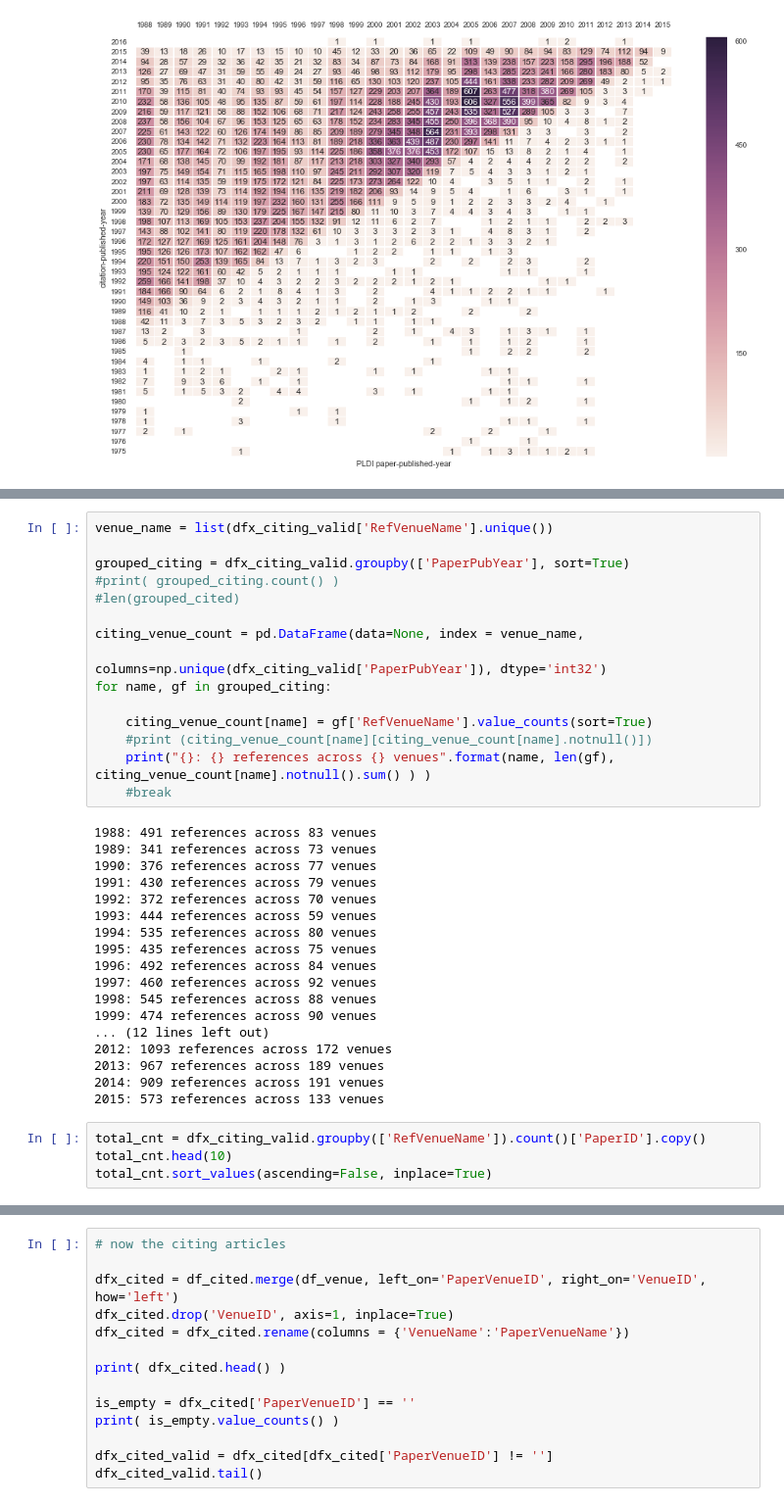
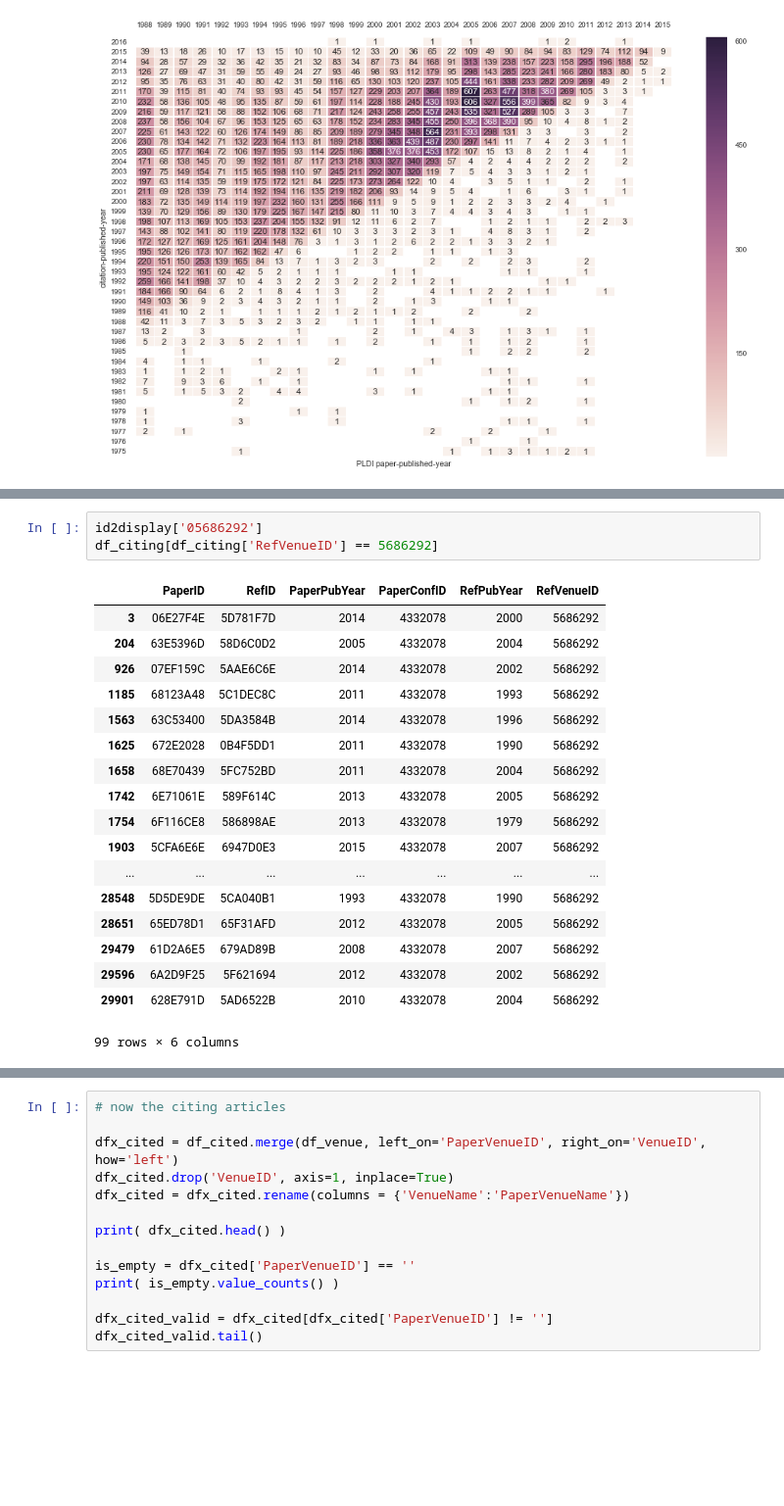
Before and after one commit to lexingxie/academic-graph, a Jupyter notebook: plot_conf_citations.ipynb, the cells around one changed output, grey strips where cells are left out. Shown at 98% size. Saved outputs shown, nothing was run; the diff lists cells and outputs as text; blank space fills up the shorter version.

```diff
--- a/plot_conf_citations.ipynb
+++ b/plot_conf_citations.ipynb
@@ -454,37 +431,22 @@ dfx_citing_valid.tail()
-# %%
-venue_name = list(dfx_citing_valid['RefVenueName'].unique())
-
-grouped_citing = dfx_citing_valid.groupby(['PaperPubYear'], sort=True)
-#print( grouped_citing.count() )
-#len(grouped_cited)
-
-citing_venue_count = pd.DataFrame(data=None, index = venue_name,
-                                    columns=np.unique(dfx_citing_valid['PaperPubYear']), dtype='int32')
-for name, gf in grouped_citing:
-
-    citing_venue_count[name] = gf['RefVenueName'].value_counts(sort=True)
-    #print (citing_venue_count[name][citing_venue_count[name].notnull()])
-    print("{}: {} references across {} venues".format(name, len(gf), citing_venue_count[name].notnull().sum() ) )
-    #break
-# %% [output]
-1988: 491 references across 83 venues
-1989: 341 references across 73 venues
-1990: 376 references across 77 venues
-1991: 430 references across 79 venues
-1992: 372 references across 70 venues
-1993: 444 references across 59 venues
-1994: 535 references across 80 venues
-1995: 435 references across 75 venues
-1996: 492 references across 84 venues
-1997: 460 references across 92 venues
-1998: 545 references across 88 venues
-1999: 474 references across 90 venues
-... (12 lines left out)
-2012: 1093 references across 172 venues
-2013: 967 references across 189 venues
-2014: 909 references across 191 venues
-2015: 573 references across 133 venues
-# %%
-total_cnt = dfx_citing_valid.groupby(['RefVenueName']).count()['PaperID'].copy()
-total_cnt.head(10)
-total_cnt.sort_values(ascending=False, inplace=True)
+# %%
+id2display['05686292']
+df_citing[df_citing['RefVenueID'] == 5686292]
+# %% [output]
+|  | PaperID | RefID | PaperPubYear | PaperConfID | RefPubYear | RefVenueID |
+| 3 | 06E27F4E | 5D781F7D | 2014 | 4332078 | 2000 | 5686292 |
+| 204 | 63E5396D | 58D6C0D2 | 2005 | 4332078 | 2004 | 5686292 |
+| 926 | 07EF159C | 5AAE6C6E | 2014 | 4332078 | 2002 | 5686292 |
+| 1185 | 68123A48 | 5C1DEC8C | 2011 | 4332078 | 1993 | 5686292 |
+| 1563 | 63C53400 | 5DA3584B | 2014 | 4332078 | 1996 | 5686292 |
+| 1625 | 672E2028 | 0B4F5DD1 | 2011 | 4332078 | 1990 | 5686292 |
+| 1658 | 68E70439 | 5FC752BD | 2011 | 4332078 | 2004 | 5686292 |
+| 1742 | 6E71061E | 589F614C | 2013 | 4332078 | 2005 | 5686292 |
+| 1754 | 6F116CE8 | 586898AE | 2013 | 4332078 | 1979 | 5686292 |
+| 1903 | 5CFA6E6E | 6947D0E3 | 2015 | 4332078 | 2007 | 5686292 |
+| ... | ... | ... | ... | ... | ... | ... |
+| 28548 | 5D5DE9DE | 5CA040B1 | 1993 | 4332078 | 1990 | 5686292 |
+| 28651 | 65ED78D1 | 65F31AFD | 2012 | 4332078 | 2005 | 5686292 |
+| 29479 | 61D2A6E5 | 679AD89B | 2008 | 4332078 | 2007 | 5686292 |
+| 29596 | 6A2D9F25 | 5F621694 | 2012 | 4332078 | 2002 | 5686292 |
+| 29901 | 628E791D | 5AD6522B | 2010 | 4332078 | 2004 | 5686292 |
+99 rows × 6 columns
```
Also changed, not shown: parts of 9 cells of this notebook.
